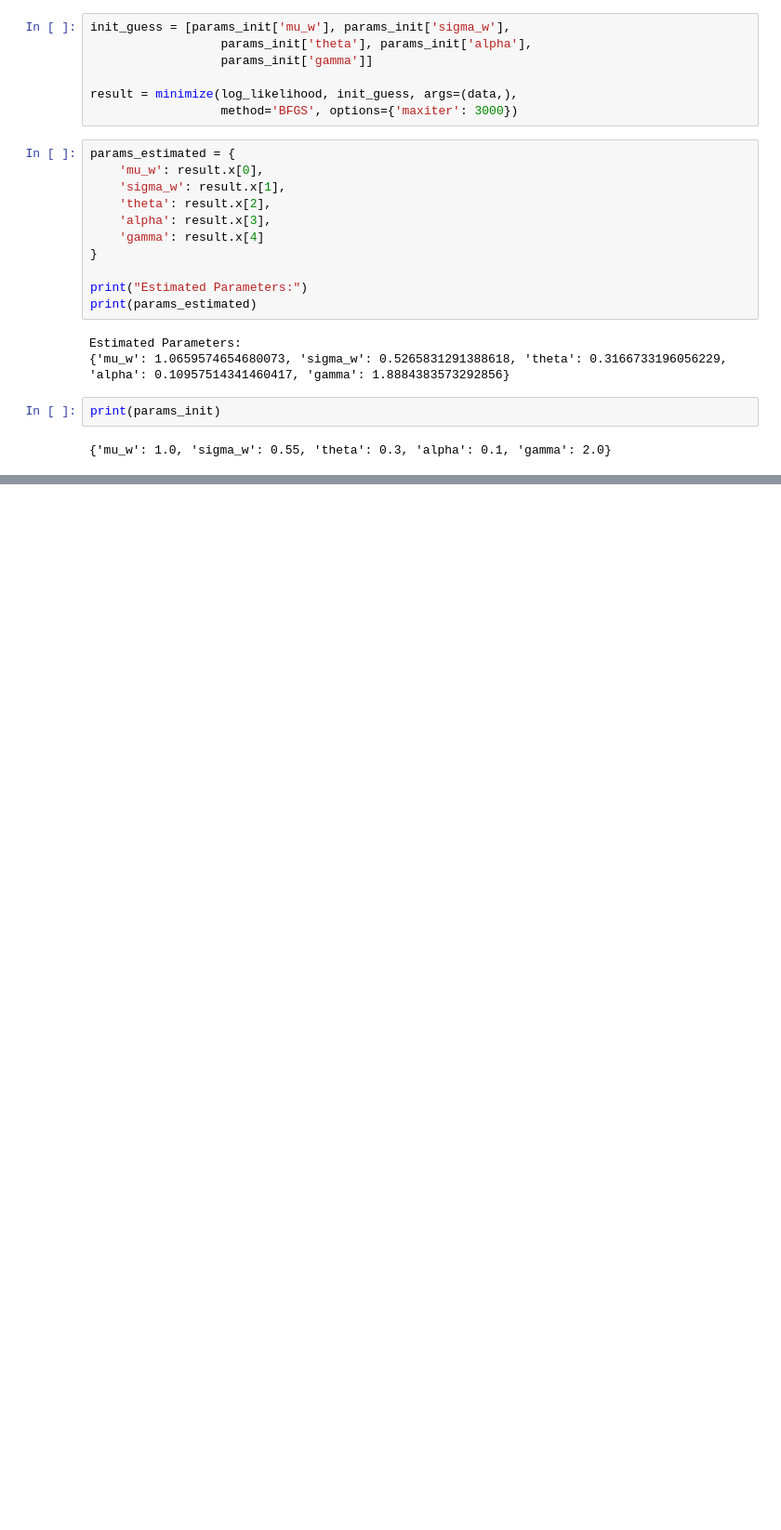
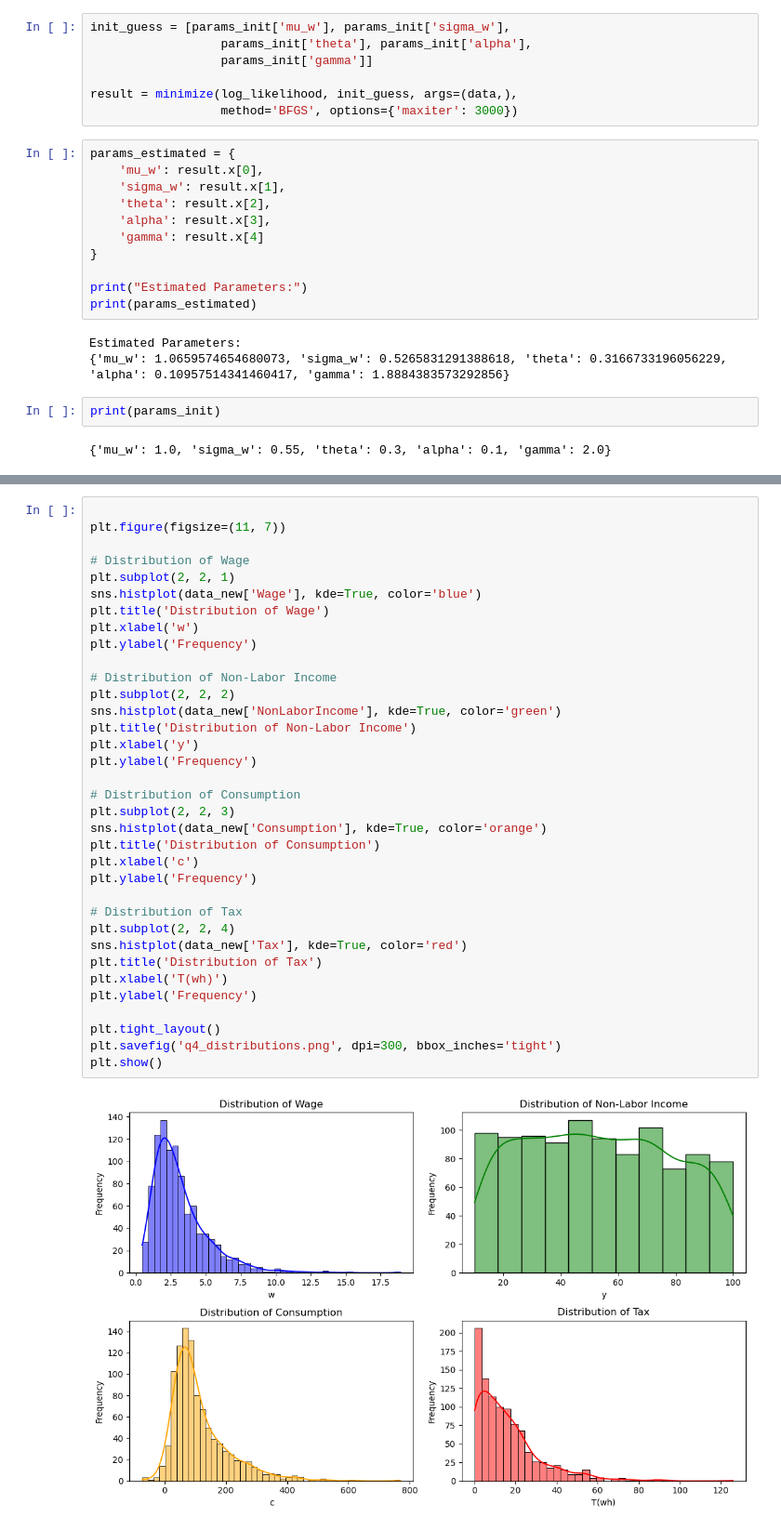
Before and after one commit to hshen0820/Labor-Economics-8400-SP25-, a Jupyter notebook: PSet1/PSet1.ipynb, the cells around one changed output, grey strips where cells are left out. Shown at 93% size. Drawn from its saved outputs; the diff is of its cells as text; blank space fills up the shorter version.

```diff
--- a/PSet1/PSet1.ipynb
+++ b/PSet1/PSet1.ipynb
@@ -349,0 +435,37 @@ print(params_init)
+# %%
+
+plt.figure(figsize=(11, 7))
+
+# Distribution of Wage
+plt.subplot(2, 2, 1)
+sns.histplot(data_new['Wage'], kde=True, color='blue')
+plt.title('Distribution of Wage')
+plt.xlabel('w')
+plt.ylabel('Frequency')
+
+# Distribution of Non-Labor Income
+plt.subplot(2, 2, 2)
+sns.histplot(data_new['NonLaborIncome'], kde=True, color='green')
+plt.title('Distribution of Non-Labor Income')
+plt.xlabel('y')
+plt.ylabel('Frequency')
+
+# Distribution of Consumption
+plt.subplot(2, 2, 3)
+sns.histplot(data_new['Consumption'], kde=True, color='orange')
+plt.title('Distribution of Consumption')
+plt.xlabel('c')
+plt.ylabel('Frequency')
+
+# Distribution of Tax
+plt.subplot(2, 2, 4)
+sns.histplot(data_new['Tax'], kde=True, color='red')
+plt.title('Distribution of Tax')
+plt.xlabel('T(wh)')
+plt.ylabel('Frequency')
+
+plt.tight_layout()
+plt.savefig('q4_distributions.png', dpi=300, bbox_inches='tight')
+plt.show()
+# %% [output]
+[figure, added]
```
Also changed, not shown: parts of 6 cells of this notebook.
